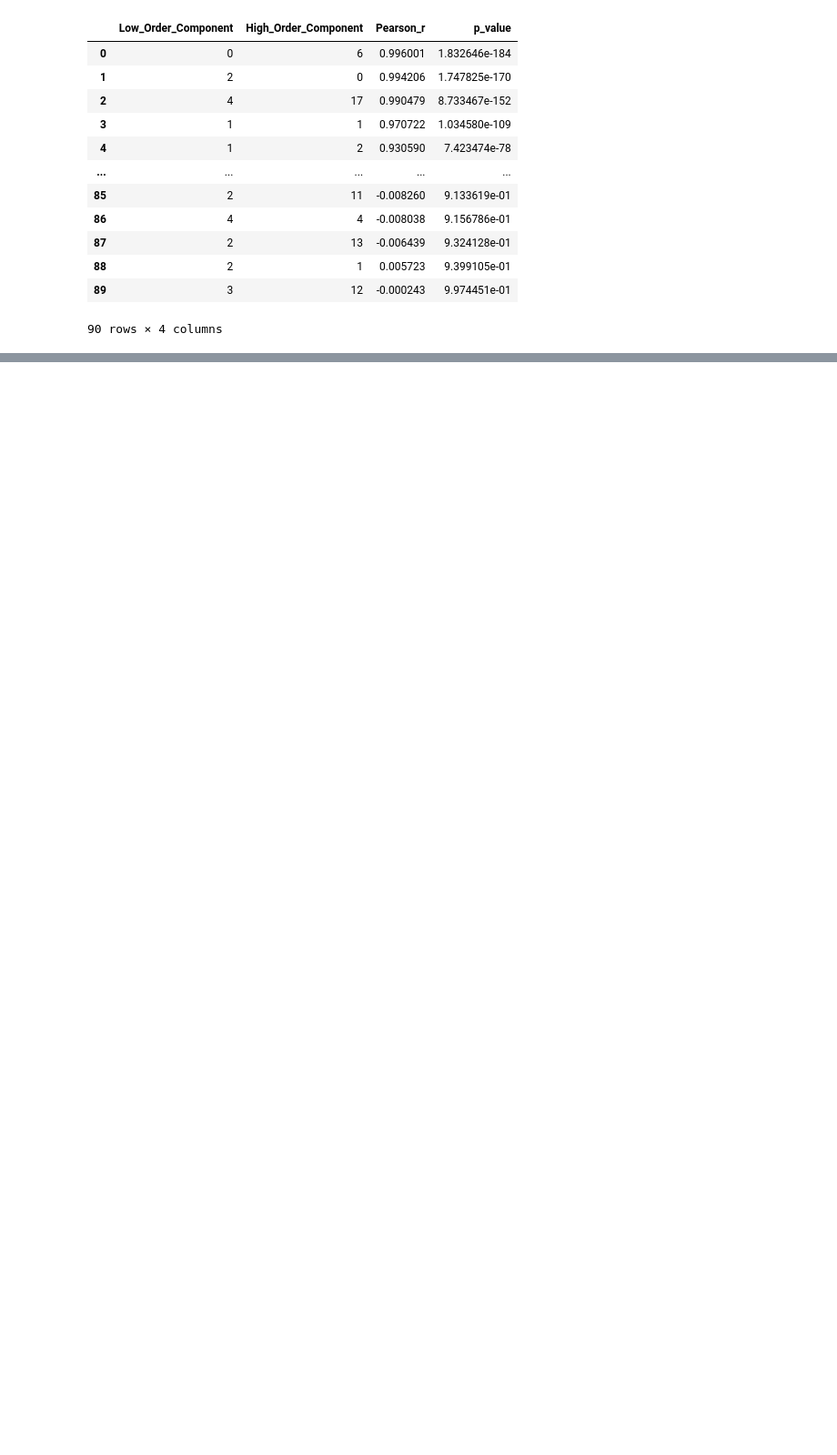
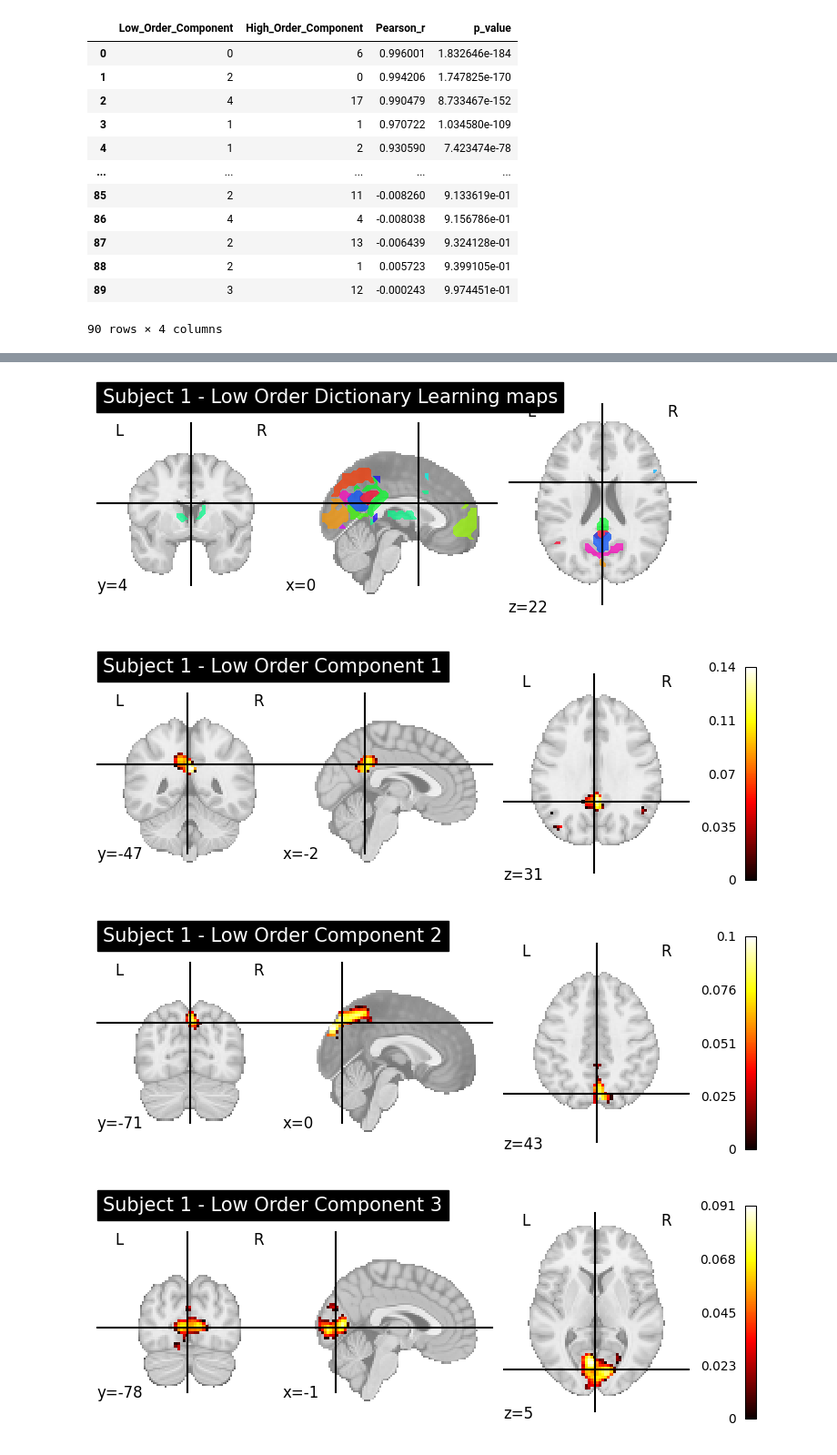
Before and after one commit to eriosta/neuro, a Jupyter notebook: Hierarchical_Clustering_of_Spatial_Correlation.ipynb, the cells around one changed output, grey strips where cells are left out. Shown at 91% size. Saved outputs shown, nothing was run; the diff lists cells and outputs as text; code cells hidden in the pictures; blank space fills up the shorter version.

```diff
--- a/Hierarchical_Clustering_of_Spatial_Correlation.ipynb
+++ b/Hierarchical_Clustering_of_Spatial_Correlation.ipynb
@@ -323,0 +267,60 @@ pd.read_csv('/content/correlation_results.csv').dropna()
+# %%
+from nilearn import datasets, image, plotting
+from nilearn.decomposition import DictLearning
+from nilearn.image import concat_imgs
+
+def apply_dictionary_learning_to_subject(func_file, n_components, fwhm, title_prefix):
+    """Apply Dictionary Learning decomposition to a subject's fMRI data and visualize the components."""
+    fmri_subject = image.smooth_img(func_file, fwhm=fwhm)
+    dict_learn_subject = DictLearning(n_components=n_components, random_state=0)
+    dict_learn_subject.fit(fmri_subject)
+
+    components_img_subject = dict_learn_subject.components_img_
+
+    # Visualize overall atlas and individual components
+    plotting.plot_prob_atlas(components_img_subject, title=f'{title_prefix} Dictionary Learning maps')
+    plotting.show()
+
+    for j in range(n_components):
+        component_img = image.index_img(components_img_subject, j)
+        plotting.plot_stat_map(component_img, title=f'{title_prefix} Component {j+1}')
+        plotting.show()
+
+def apply_dictionary_learning_to_all(func_filenames, n_components, title_prefix):
+    """Apply Dictionary Learning decomposition to concatenated fMRI data and visualize averaged components."""
+    all_fmri = concat_imgs(func_filenames)
+
+    dict_learn_all = DictLearning(n_components=n_components, random_state=0)
+    dict_learn_all.fit(all_fmri)
+    components_img_all = dict_learn_all.components_img_
+
+    plotting.plot_prob_atlas(components_img_all, title=f'{title_prefix} Dictionary Learning maps')
+    plotting.show()
+
+if __name__ == "__main__":
+    # Fetch the ADHD200 resting-state fMRI dataset
+    n_subjects = 1
+    adhd_dataset = datasets.fetch_adhd(n_subjects=n_subjects)
+    func_filenames = adhd_dataset.func
+
+    # Parameters
+    low_order_components = 15
+    high_order_components = 20
+    fwhm = 6
+
+    # Apply Dictionary Learning and visualize results for each subject
+    for i, func_file in enumerate(func_filenames):
+        title_prefix = f'Subject {i+1} - Low Order'
+        apply_dictionary_learning_to_subject(func_file, low_order_components, fwhm, title_prefix)
+
+        title_prefix = f'Subject {i+1} - High Order'
+        apply_dictionary_learning_to_subject(func_file, high_order_components, fwhm, title_prefix)
+
+    # Apply Dictionary Learning and visualize results for concatenated data
+    apply_dictionary_learning_to_all(func_filenames, low_order_components, "All Subjects - Low Order")
+    apply_dictionary_learning_to_all(func_filenames, high_order_components, "All Subjects - High Order")
+# %% [output]
+[figure, added]
+[figure, added]
+[figure, added]
+[figure, added]
```
Also changed, not shown: parts of 6 cells of this notebook.
